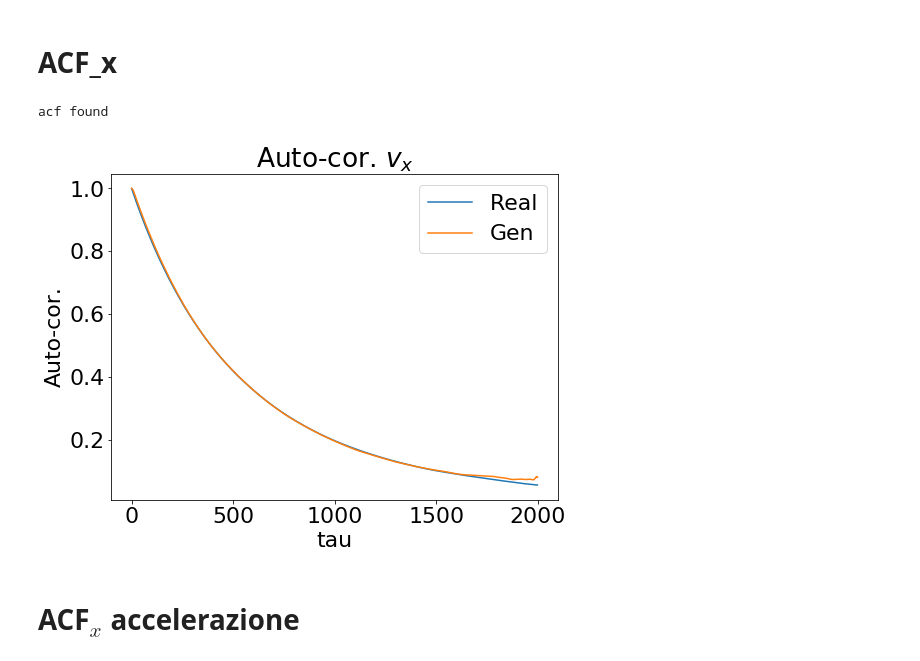
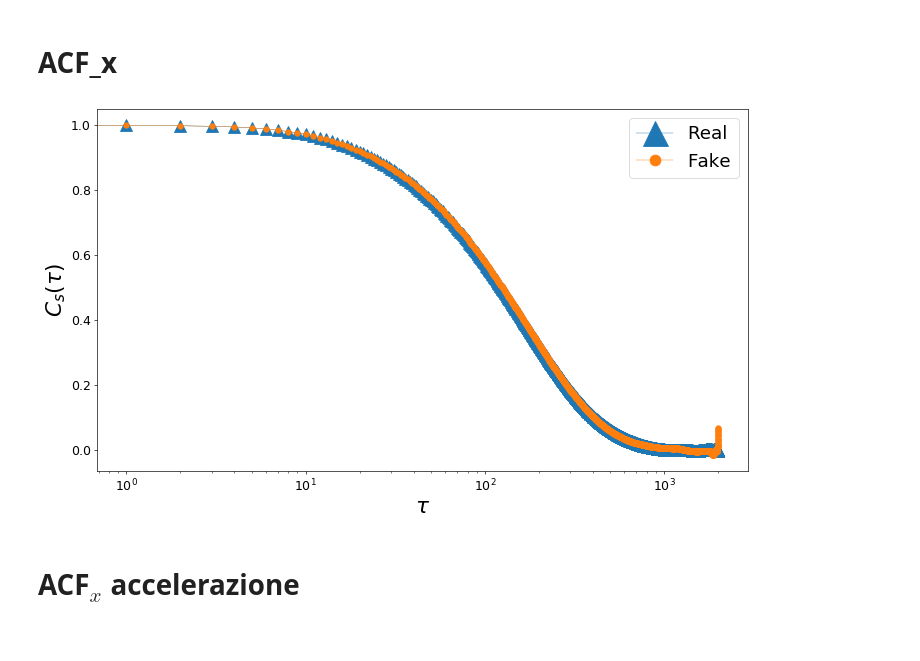
Before and after one commit to scarpma/gaussian, a Jupyter notebook: gan_test_gaussian.ipynb, the cells around one changed output. Saved outputs shown, nothing was run; the diff lists cells and outputs as text; code cells hidden in the pictures.

```diff
--- a/gan_test_gaussian.ipynb
+++ b/gan_test_gaussian.ipynb
@@ -481,28 +501,39 @@ plt.show()
 # %% [markdown]
 # ACF_x
+# %%
+plt.rcParams['font.size'] = 26
+#plt.rcParams['axes.labelsize'] = 10
+#plt.rcParams['axes.labelweight'] = 'bold'
+#plt.rcParams['axes.titlesize'] = 13
+plt.rcParams['xtick.labelsize'] = 15
+plt.rcParams['ytick.labelsize'] = 15
+plt.rcParams['legend.fontsize'] = 22
+plt.rcParams['figure.titlesize'] = 22
+plt.rcParams['figure.dpi'] = 60
+#plt.rcParams['image.cmap'] = 'jet'
+#plt.rcParams['image.interpolation'] = 'none'
+plt.rcParams['figure.figsize'] = (17, 7)
+plt.rcParams['lines.linewidth'] = 0.5
+plt.rcParams['lines.markersize'] = 13
+plt.rcParams['legend.markerscale'] = 2
+plt.rcParams['lines.marker'] = '.'
 # %%
-mean = np.load('/storage/scarpolini/databases/gaussian_process_acf.npy')
-plt.figure(figsize=(8,6))
-plt.plot(mean, label='Real')
-try:
-    acfg = np.load(f'data/acf_x_gen_{run}_{number}.npy')
-    print('acf found')
-except:
-    print("calcolo nuove acf")
-    acfg = acf_x(gen,npart=50000)
-    np.save(f'data/acf_x_gen_{run}_{number}',acfg)
-
-plt.plot(acfg, label='Gen')
-plt.title('Auto-cor. $v_x$')
-#plt.xlim([0,1000])
-plt.xlabel('tau')
+#mean = acf_x(np.expand_dims(db,-1),npart=50000)
+#acfg = acf_x(gen,npart=50000)
+#acf_turb = np.load('../databases/velocities_acf_mean_and_std.npy')[0,:,0]
+plt.plot(mean, label='Real', ms=15, marker="^")
+plt.plot(acfg, label='Fake')
+#plt.plot(acf_turb,label="Turb",ms=10)
+#plt.title('$C_s(\\tau)$')
+plt.xscale('log')
+plt.xlabel('$\\tau$')
 plt.legend()
-plt.ylabel('Auto-cor.')
-plt.savefig(f'plots/wgangp_{run}/gan_test_acfx_{run}_{number}.png', fmt='png', dpi=60)
+plt.ylabel('$C_s(\\tau)$')
+#plt.savefig(f'plots/wgangp_{run}/gan_test_acfx_{run}_{number}.png', fmt='png', dpi=60)
+plt.savefig(f'ou_gan_acf_run19', fmt='png', dpi=60)
 plt.show()
 # %% [output]
-acf found
-[figure, old version]
+[figure, new version]
 # %% [markdown]
 # ACF$_x$ accelerazione
 # %%
```
Also changed, not shown: parts of 31 cells of this notebook, 22 other files.
